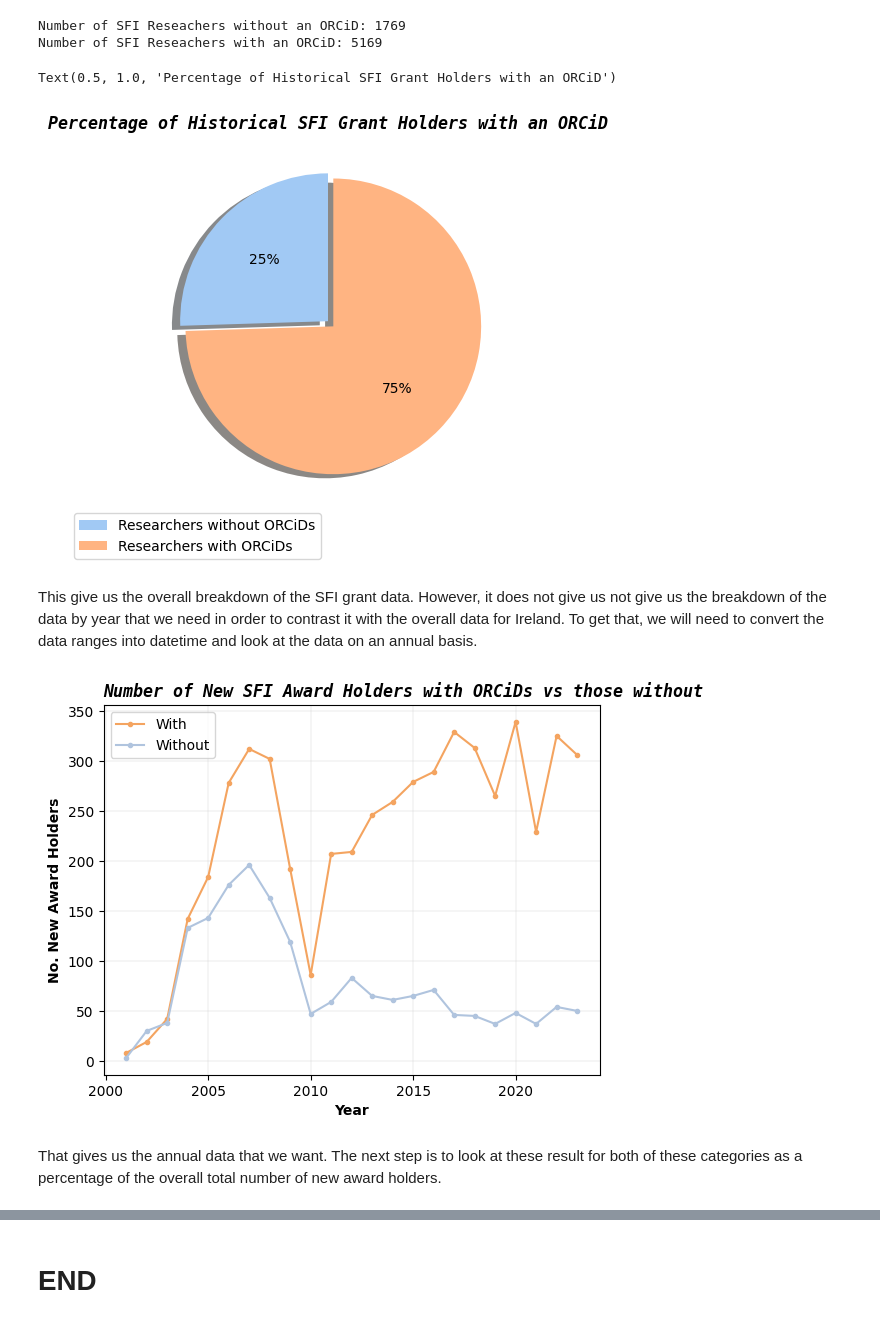
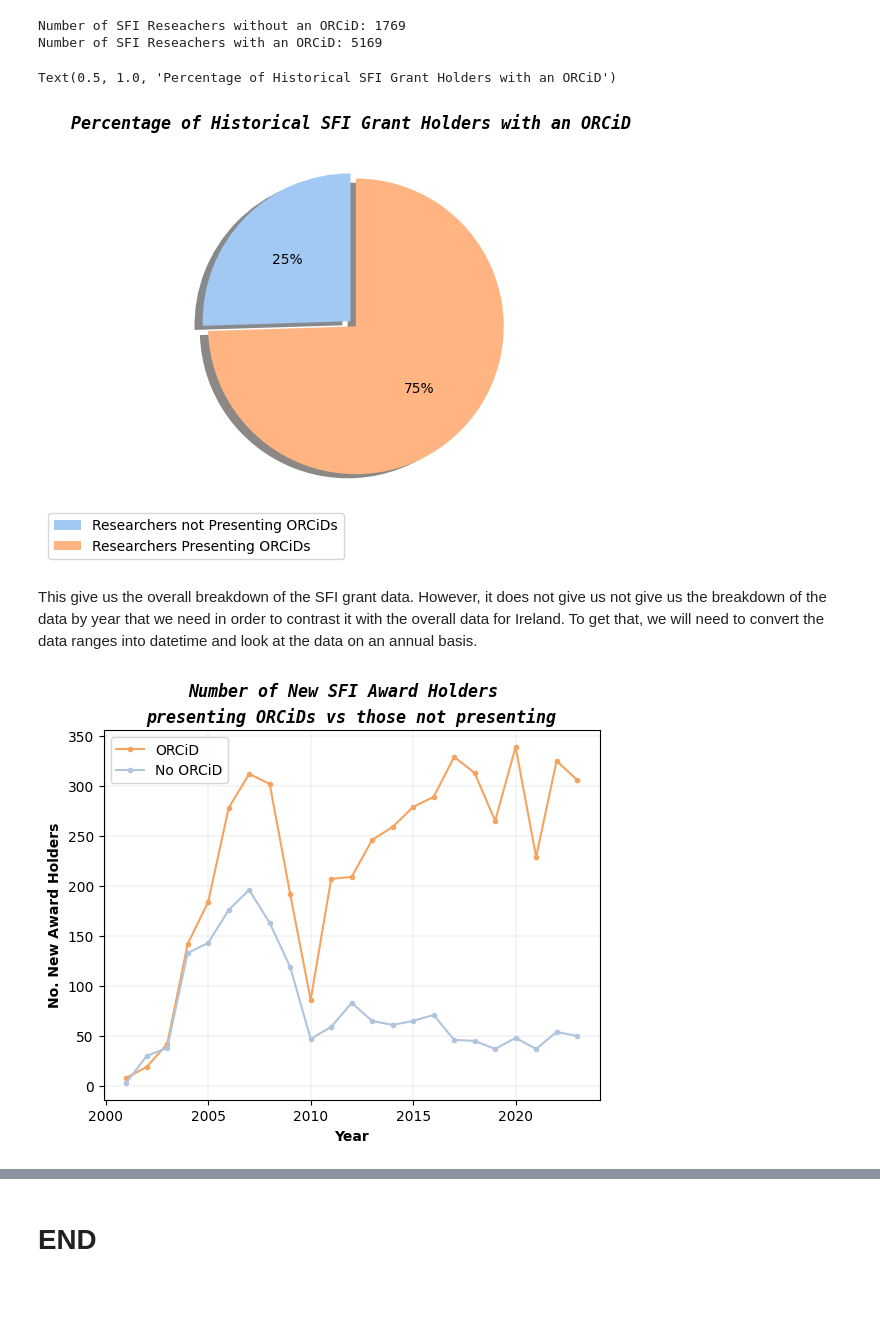
Before and after one commit to NeilTynan/4369_Project, a Jupyter notebook: project.ipynb, the cells around one changed output, grey strips where cells are left out. Drawn from its saved outputs; the diff is of its cells as text; code cells hidden in the pictures; blank space fills up the shorter version.

Commit message:
Added explanatory text to notebook and tidied up charts

```diff
--- a/project.ipynb
+++ b/project.ipynb
@@ -195,7 +196,7 @@ Number of SFI Reseachers with an ORCiD: 5169
 # %%
 # Define data
 data = [OINS, ONNS]
-labels = ['Researchers without ORCiDs', 'Researchers with ORCiDs']
+labels = ['Researchers not Presenting ORCiDs', 'Researchers Presenting ORCiDs']
 explode = (0, 0.05)
 
 # Define Seaborn color palette to use
@@ -207,7 +208,7 @@ plt.legend(labels, loc='best', bbox_to_anchor=(0, 0., 0.5, 0))
 plt.title('Percentage of Historical SFI Grant Holders with an ORCiD', fontweight='bold', style='italic', family='monospace', loc = 'center')
 # %% [output]
 Text(0.5, 1.0, 'Percentage of Historical SFI Grant Holders with an ORCiD')
-[figure, old version]
+[figure, new version]
 # %% [markdown]
 This give us the overall breakdown of the SFI grant data. However, it does not give us not give us the breakdown of the data by year that we need in order to contrast it with the overall data for Ireland. To get that, we will need to convert the data ranges into datetime and look at the data on an annual basis.
 # %%
@@ -222,14 +223,13 @@ dateTo = "2023"
 # %%
 # Charting the SFI ORCiD data
 plt1, = plt.plot(ONNY.loc[dateFrom:dateTo], marker='.', color='sandybrown')
 plt2, = plt.plot(OINY.loc[dateFrom:dateTo], marker='.', color='lightsteelblue')
 plt.xlabel("Year", fontweight='bold')
 plt.ylabel("No. New Award Holders", fontweight='bold')
-plt.legend([plt1,plt2],["With", "Without"], loc = 'upper left')
+plt.legend([plt1,plt2],["ORCiD", "No ORCiD"], loc = 'upper left')
 plt.grid(color='lightgrey', linestyle='-', linewidth=0.3)
-plt.title('Number of New SFI Award Holders with ORCiDs vs those without', fontweight='bold', style='italic', family='monospace', loc = 'left')
+plt.suptitle ('Number of New SFI Award Holders', fontweight='bold', style='italic', family='monospace')
+plt.title('presenting ORCiDs vs those not presenting', fontweight='bold', style='italic', family='monospace')
 plt.show()
 # %% [output]
-[figure, old version]
+[figure, new version]
-# %% [markdown]
-That gives us the annual data that we want. The next step is to look at these result for both of these categories as a percentage of the overall total number of new award holders.
```
Also changed, not shown: parts of 26 cells of this notebook, 1 other file.
